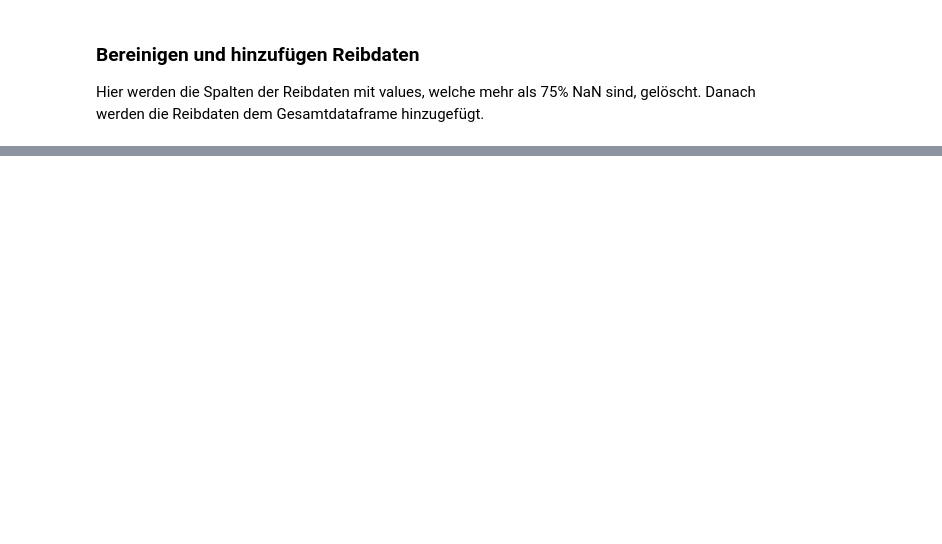
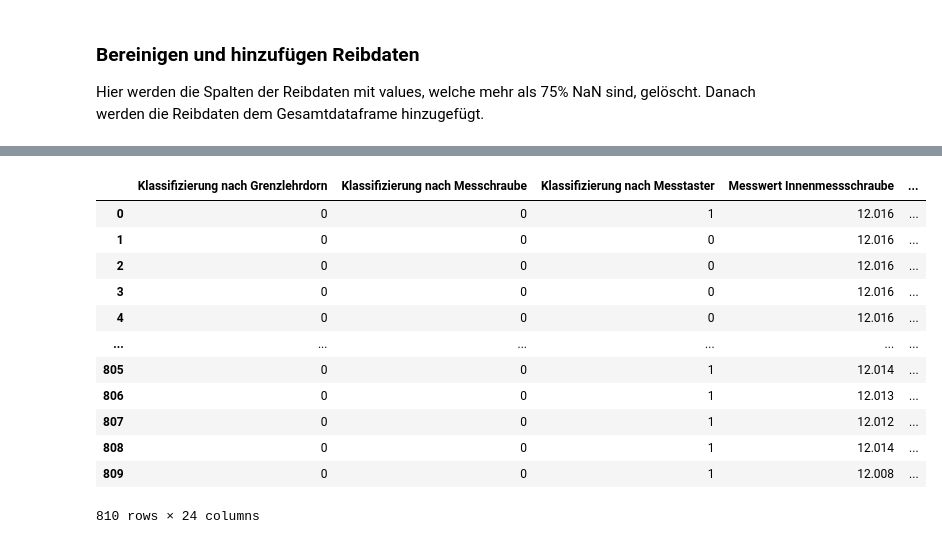
Before and after one commit to Xavubil/master_project_machine_learning, a Jupyter notebook: data_exploration/Data Preparation + ML.ipynb, the cells around one changed output, grey strips where cells are left out. Saved outputs shown, nothing was run; the diff lists cells and outputs as text; code cells hidden in the pictures; blank space fills up the shorter version.

Commit message:
working example with machining data. can be reproduced by this code

```diff
--- a/data_exploration/Data Preparation + ML.ipynb
+++ b/data_exploration/Data Preparation + ML.ipynb
@@ -229,5 +110,22 @@ for key, value in reib_daten.iteritems():
         if calculatePercentileNaNInReibdaten(key) >= 75:
             reib_daten = reib_daten.drop(columns=key)
 # %%
-machine_data_layer_1 = messergebnisse_daten.merge(reib_daten, left_index=True, right_index=True)
+machine_data_layer = messergebnisse_daten.merge(reib_daten, left_index=True, right_index=True)
+# %%
+label_encoder = LabelEncoder()
+label_encoder.fit(machine_data_layer['Klassifizierung nach Messtaster'])
+machine_data_layer['Klassifizierung nach Messtaster'] = label_encoder.\
+        transform(machine_data_layer['Klassifizierung nach Messtaster'])
+
+label_encoder.fit(machine_data_layer['Klassifizierung nach Grenzlehrdorn'])
+machine_data_layer['Klassifizierung nach Grenzlehrdorn'] = label_encoder.\
+        transform(machine_data_layer['Klassifizierung nach Grenzlehrdorn'])
+
+label_encoder.fit(machine_data_layer['Klassifizierung nach Messchraube'])
+machine_data_layer['Klassifizierung nach Messchraube'] = label_encoder.\
+        transform(machine_data_layer['Klassifizierung nach Messchraube'])
+
+# label_encoder.fit(machine_data_layer['Label'])
+# machine_data_layer['Label'] = label_encoder.\
+#         transform(machine_data_layer['Label'])
 # %%
@@ -275,2 +158,18 @@ machine_data_layer_1
+# %%
+machine_data_layer.drop(columns=['Bezeichnung Bohrung', 'Unnamed: 0', 'Unnamed: 0.1', 'Unnamed: 6', 'Bohrung'])
+# %% [output]
+|  | Klassifizierung nach Grenzlehrdorn | Klassifizierung nach Messchraube | Klassifizierung nach Messtaster | Messwert Innenmessschraube | ... |
+| 0 | 0 | 0 | 1 | 12.016 | ... |
+| 1 | 0 | 0 | 0 | 12.016 | ... |
+| 2 | 0 | 0 | 0 | 12.016 | ... |
+| 3 | 0 | 0 | 0 | 12.016 | ... |
+| 4 | 0 | 0 | 0 | 12.016 | ... |
+| ... | ... | ... | ... | ... | ... |
+| 805 | 0 | 0 | 1 | 12.014 | ... |
+| 806 | 0 | 0 | 1 | 12.013 | ... |
+| 807 | 0 | 0 | 1 | 12.012 | ... |
+| 808 | 0 | 0 | 1 | 12.014 | ... |
+| 809 | 0 | 0 | 1 | 12.008 | ... |
+810 rows × 24 columns
 # %%
 # write to csv
```
Also changed, not shown: parts of 29 cells of this notebook, 5 other files.
